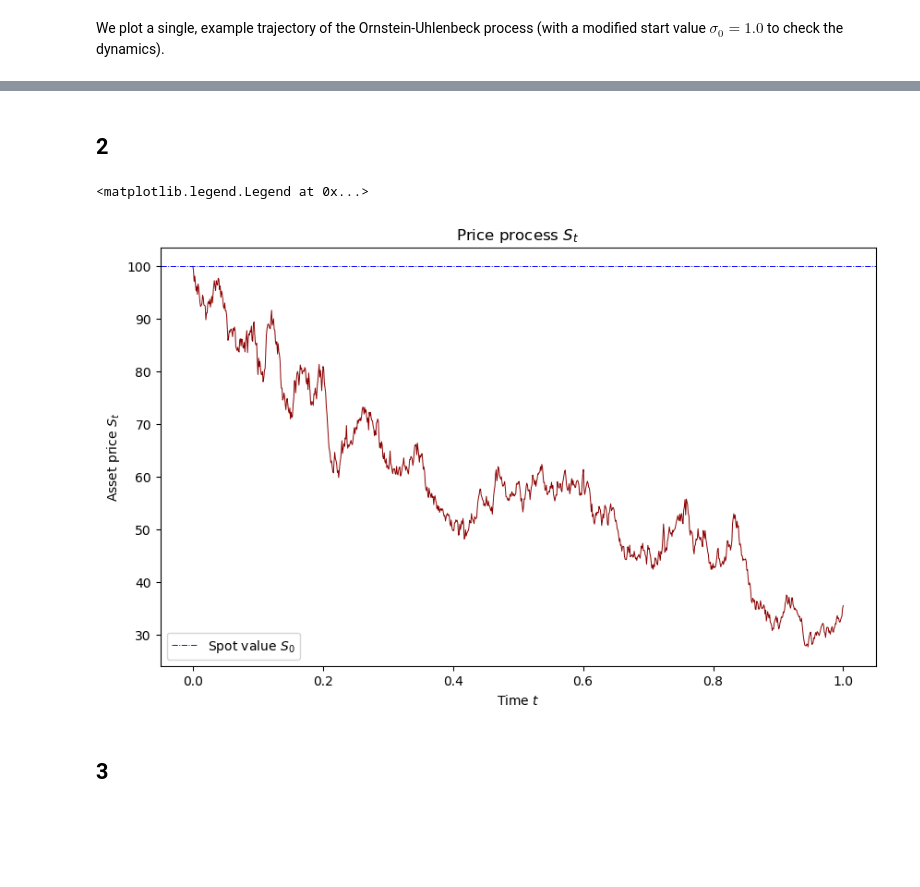
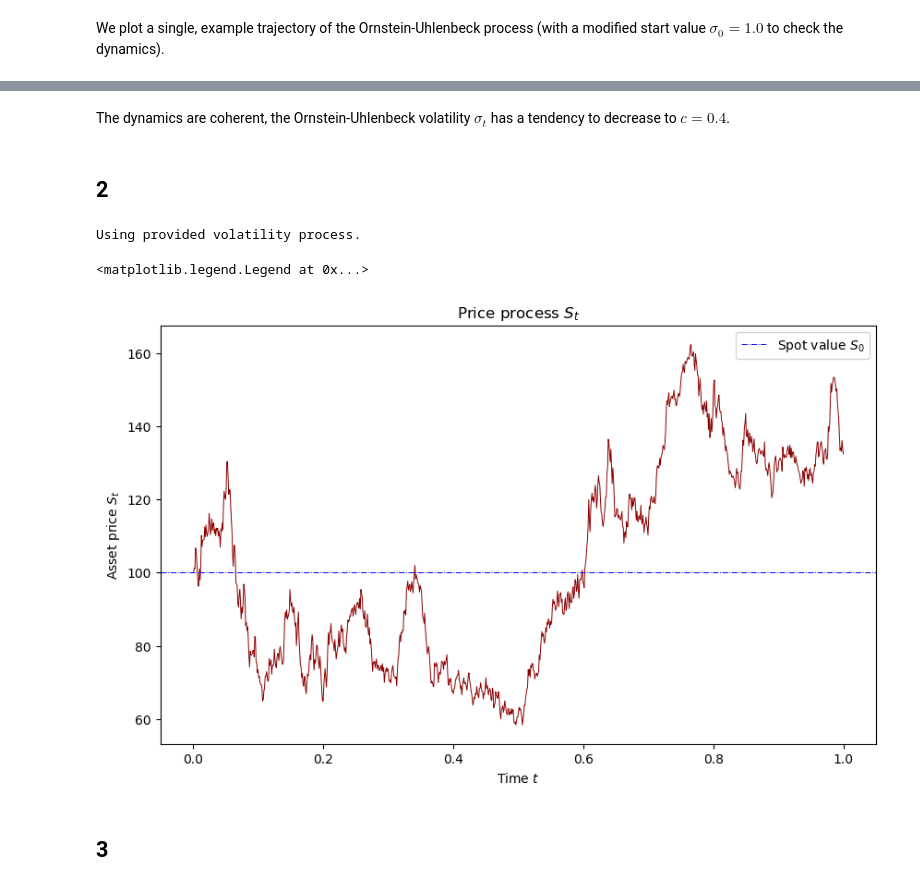
Before and after one commit to ManifoldFR/map552, a Jupyter notebook: cps6-blackscholeshedge/cps6_jallet.ipynb, the cells around one changed output, grey strips where cells are left out. Drawn from its saved outputs; the diff is of its cells as text; code cells hidden in the pictures; blank space fills up the shorter version.

```diff
--- a/cps6-blackscholeshedge/cps6_jallet.ipynb
+++ b/cps6-blackscholeshedge/cps6_jallet.ipynb
@@ -64,3 +64,5 @@ Text(0.5, 1.0, 'Volatility process $\\sigma_t$')
+# %% [markdown]
+The dynamics are coherent, the Ornstein-Uhlenbeck volatility $\sigma_t$ has a tendency to decrease to $c = 0.4$.
 # %% [markdown]
 ## **2**
 # %%
@@ -93,28 +97,21 @@ def asset_price(S0, sig0, lbda, c, gamma, tmax, n, N=1000, sigma_traj=None):
     drift_integral = np.zeros((n, N))
     drift_integral[1:] = np.cumsum(sigma_traj*dwt, axis=0)
     return S0*np.exp(-0.5*vol_integral + drift_integral).transpose()
-# %%
-S0 = 100
-tmax = 1
-n = 100
-sig0 = 0.4
-lbda = 2.0
-c = 0.4
-gamma = 0.3
 # %%
 n = 1000
 times = np.linspace(0, tmax, n, endpoint=True)
-asset_trajectory = asset_price(S0, sig0, c, lbda, gamma, tmax, n, N=1)
+asset_trajectory = asset_price(S0, sig0, c, lbda, gamma, tmax, n, sigma_traj=sig_trajectory)
 plt.figure(figsize=(10,6), dpi=100)
 plt.plot(times, asset_trajectory[0], linewidth=.7, c='darkred') # plot the first such trajectory
 plt.xlabel('Time $t$')
 plt.ylabel('Asset price $S_t$')
 plt.title('Price process $S_t$')
 plt.axhline(S0, times.min(), times.max(), c='blue', linewidth=.7, linestyle='-.', label="Spot value $S_0$")
 plt.legend()
 # %% [output]
-<matplotlib.legend.Legend at 0x...>
+Using provided volatility process.
+<matplotlib.legend.Legend at 0x...>
-[figure, old version]
+[figure, new version]
 # %% [markdown]
 ## **3**
 # %% [markdown]
```
Also changed, not shown: parts of 2 cells of this notebook, 1 other file.
